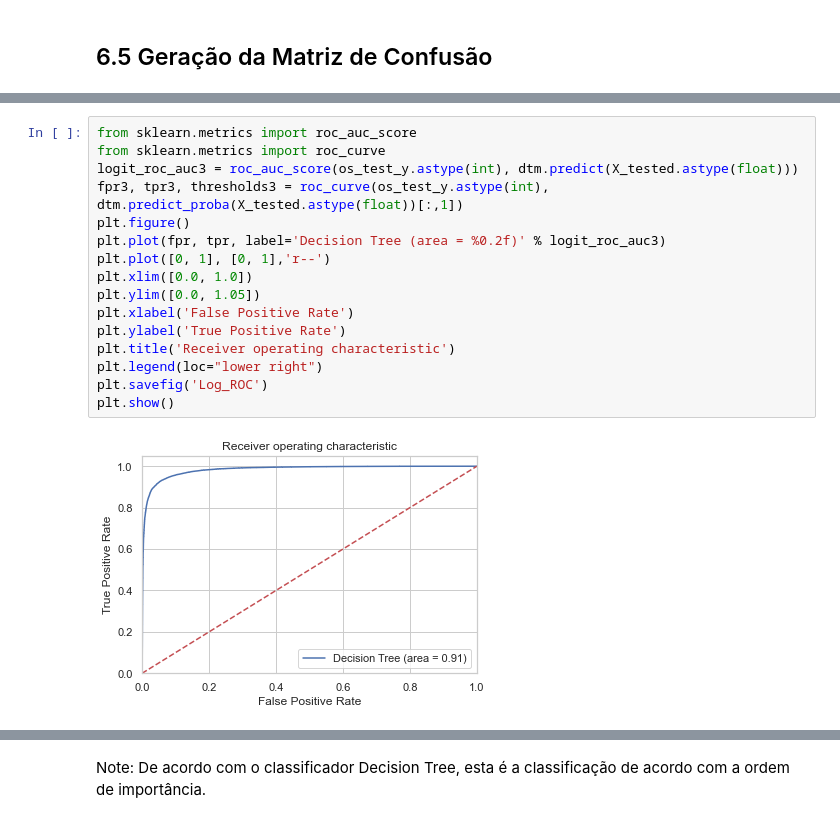
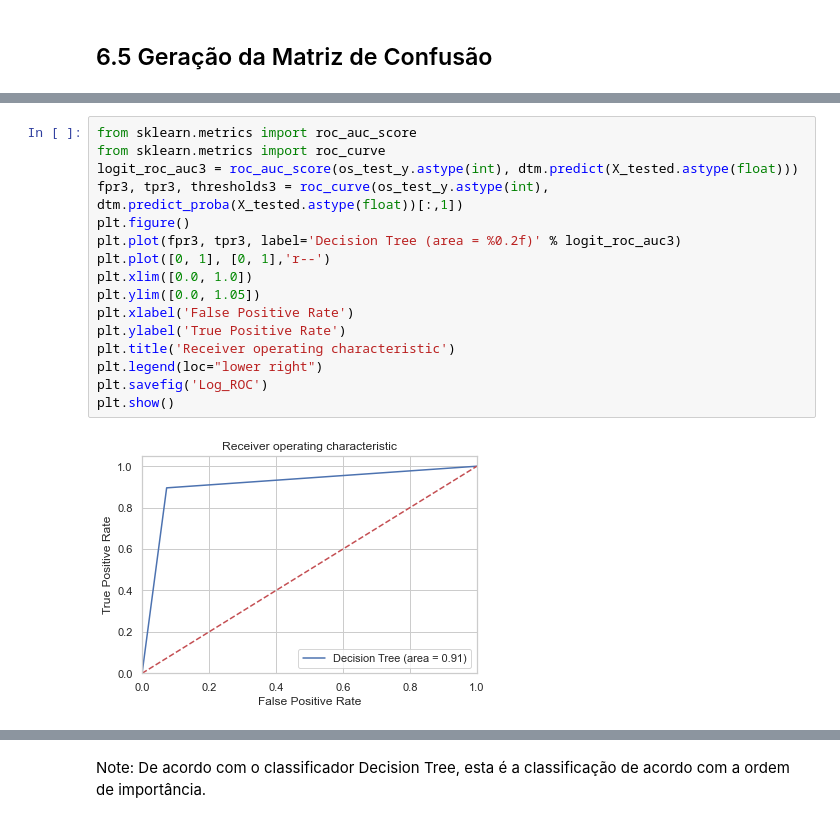
Before and after one commit to edbkei/MO416PROJ3, a Jupyter notebook: Projeto3/Project3.ipynb, the cells around one changed output, grey strips where cells are left out. Cells and saved outputs as stored; diff of their text form.

```diff
--- a/Projeto3/Project3.ipynb
+++ b/Projeto3/Project3.ipynb
@@ -1444,21 +1443,21 @@ weighted avg       0.91      0.91      0.91      7330
 # %%
 from sklearn.metrics import roc_auc_score
 from sklearn.metrics import roc_curve
 logit_roc_auc3 = roc_auc_score(os_test_y.astype(int), dtm.predict(X_tested.astype(float)))
 fpr3, tpr3, thresholds3 = roc_curve(os_test_y.astype(int), dtm.predict_proba(X_tested.astype(float))[:,1])
 plt.figure()
-plt.plot(fpr, tpr, label='Decision Tree (area = %0.2f)' % logit_roc_auc3)
+plt.plot(fpr3, tpr3, label='Decision Tree (area = %0.2f)' % logit_roc_auc3)
 plt.plot([0, 1], [0, 1],'r--')
 plt.xlim([0.0, 1.0])
 plt.ylim([0.0, 1.05])
 plt.xlabel('False Positive Rate')
 plt.ylabel('True Positive Rate')
 plt.title('Receiver operating characteristic')
 plt.legend(loc="lower right")
 plt.savefig('Log_ROC')
 plt.show()
 # %% [output]
-[figure, old version]
+[figure, new version]
 # %%
 for importance, name in sorted(zip(dtm.feature_importances_, os_test_X.columns),reverse=True)[:54]:
     print (name, importance)
```
Also changed, not shown: parts of 8 cells of this notebook.
